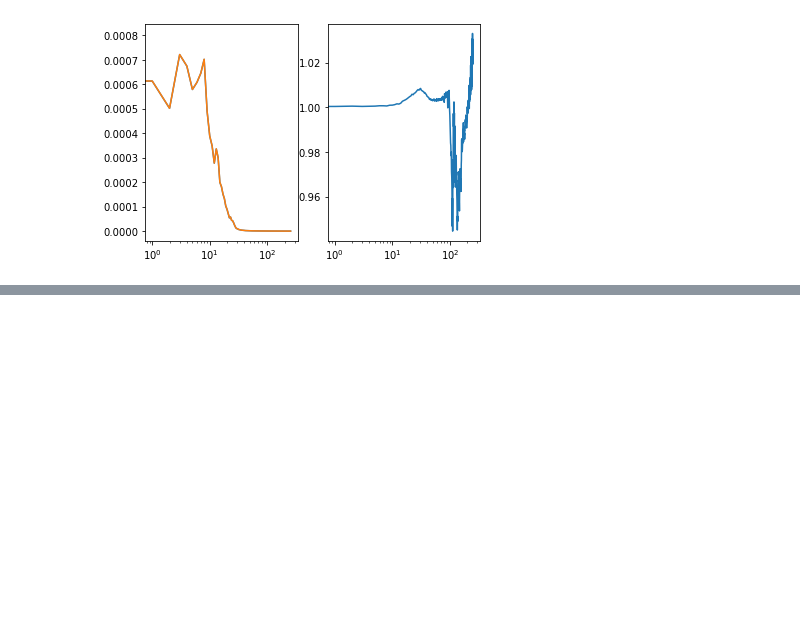
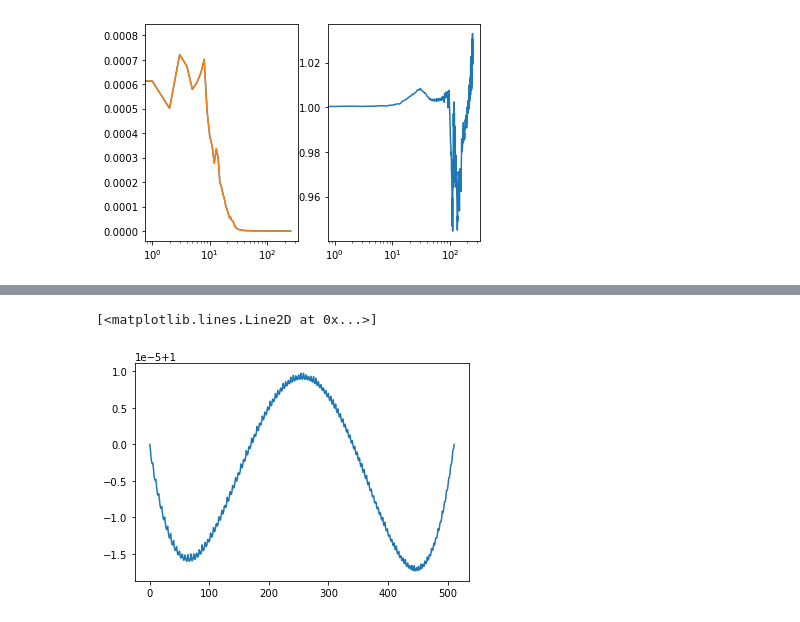
Before and after one commit to radiohep/imcurio, a Jupyter notebook: notebooks/wedge.ipynb, the cells around one changed output, grey strips where cells are left out. Drawn from its saved outputs; the diff is of its cells as text; code cells hidden in the pictures; blank space fills up the shorter version.

```diff
--- a/notebooks/wedge.ipynb
+++ b/notebooks/wedge.ipynb
@@ -109,0 +114,19 @@ plt.loglog()
+# %%
+import scipy.linalg as la
+
+def fit3poly (x):
+    N = len(x)
+    H = N // 3
+    G = 2*N // 3
+    F = N-1
+    mat = np.array([[ 0, 0, 0, 1], [H**3,H**2, H, 1],[G**3,G**2, G, 1],[F**3,F**2, F, 1]])
+    a,b,c,d=np.dot(la.inv(mat),np.array([x[0],x[H],x[G],x[F]]))
+    xv = np.arange(len(x))
+    return a*xv**3+b*xv**2+c*xv+d
+# %%
+freq = fit3poly(Bf.freq)
+# %%
+plt.plot(Bf.freq/freq)
+# %% [output]
+[<matplotlib.lines.Line2D at 0x...>]
+[figure, added]
```
Also changed, not shown: parts of 8 cells of this notebook, 2 other files.
